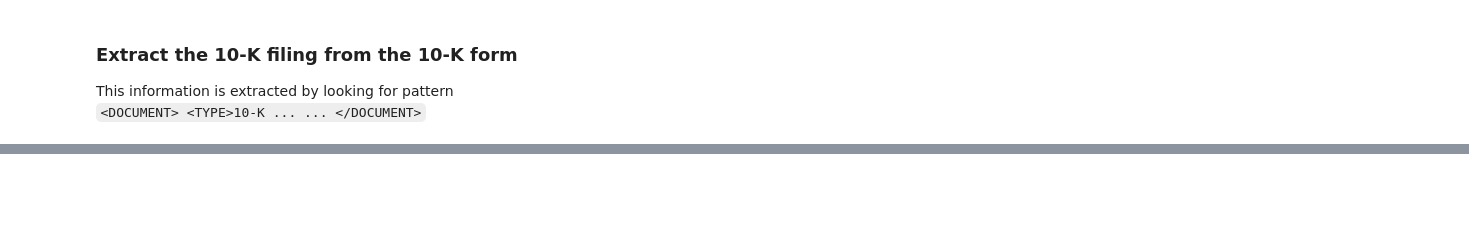
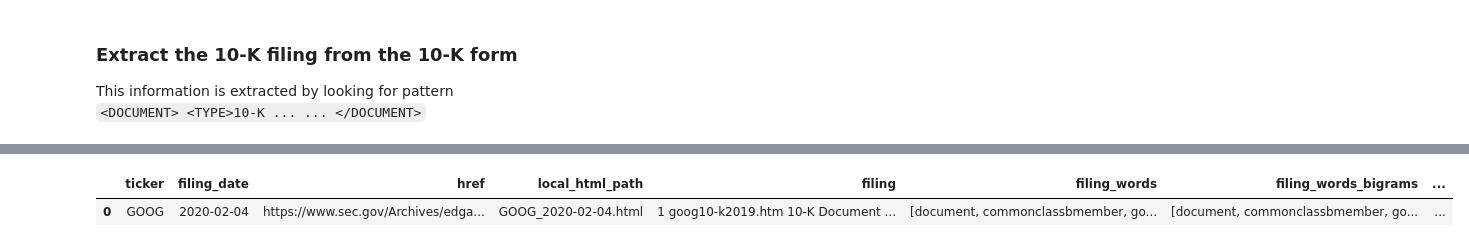
Before and after one commit to alsm6169/nlp_on_10k, a Jupyter notebook: NLP_on_10K.ipynb, the cells around one changed output, grey strips where cells are left out. Cells and saved outputs as stored; diff of their text form; code cells hidden in the pictures; blank space fills up the shorter version.

```diff
--- a/NLP_on_10K.ipynb
+++ b/NLP_on_10K.ipynb
@@ -185,3 +213,3 @@ def download_filings(df_row):
 # %%
-df['filing'] = df.apply(download_filings,axis=1)
+df['local_html_path'] = df.apply(download_filings, args=(req_handler, ), axis=1)
 # %% [output]
@@ -239,3 +220,0 @@ FILER:
-# %%
-with open("2020-02-04.html",'w') as fh:
-    fh.write(raw_fillings_by_ticker['2020-02-04'])
@@ -305,0 +250,34 @@ match:  <re.Match object; span=(1, 37), match='<TYPE>10-K\n<p>line 1</p>\n<br>li
+# %%
+def get_10K_filing(df_row):
+    # local text files already exists
+    local_path = download_dir / Path(df_row['ticker'] + "_10K_" + df_row['filing_date'] + ".txt")
+    if local_path.is_file():
+        print(f"get_10K_filing TEXT Exists: {local_path}")
+        with open(local_path, "r") as f:
+            contents = f.read()
+        return contents
+
+    # full 10-K form HTML files exists
+    local_path = df_row['local_html_path']
+    print(f'get_10K_filing HTML Exists: {local_path}')
+    with open(local_path, "r") as f:
+        contents = f.read()
+    extracted_docs = BeautifulSoup(contents).find_all('document')
+    plain_text=""
+    for i, doc in enumerate(extracted_docs):
+        regex = re.compile(r'.*<type>10-K\s*(\n*.*)</type>', re.DOTALL)
+        matches = regex.finditer(str(doc))
+        for match in matches:
+            # print('match: ', match)
+            plain_text = BeautifulSoup(match.group(1), 'html.parser').get_text() # remove all the html
+            plain_text = re.sub(r"[\s]+",r" ", plain_text) # remove all blank liness
+            plain_text = plain_text.encode("ascii", "ignore").decode('utf-8') # remove non-ascii
+            local_path = download_dir / Path(df_row['ticker'] + "_10K_" + df_row['filing_date'] + ".txt")
+            print(f"Writing {local_path}")
+            with open(local_path,'w') as fh:
+                fh.write(plain_text)
+            return plain_text
+    # print(plain_text)
+    return plain_text
+# %%
+df['filing'] = df.apply(get_10K_filing, axis=1)
@@ -305,0 +310,6 @@ match:  <re.Match object; span=(1, 37), match='<TYPE>10-K\n<p>line 1</p>\n<br>li
+# %%
+sub_df = df.loc[(df['filing_date'] == '2020-02-04')]
+sub_df
+# %% [output]
+|  | ticker | filing_date | href | local_html_path | filing | filing_words | filing_words_bigrams | ... |
+| 0 | GOOG | 2020-02-04 | https://www.sec.gov/Archives/edga... | GOOG_2020-02-04.html | 1 goog10-k2019.htm 10-K Document ... | [document, commonclassbmember, go... | [document, commonclassbmember, go... | ... |
```
Also changed, not shown: parts of 71 cells of this notebook, 1 other file.
